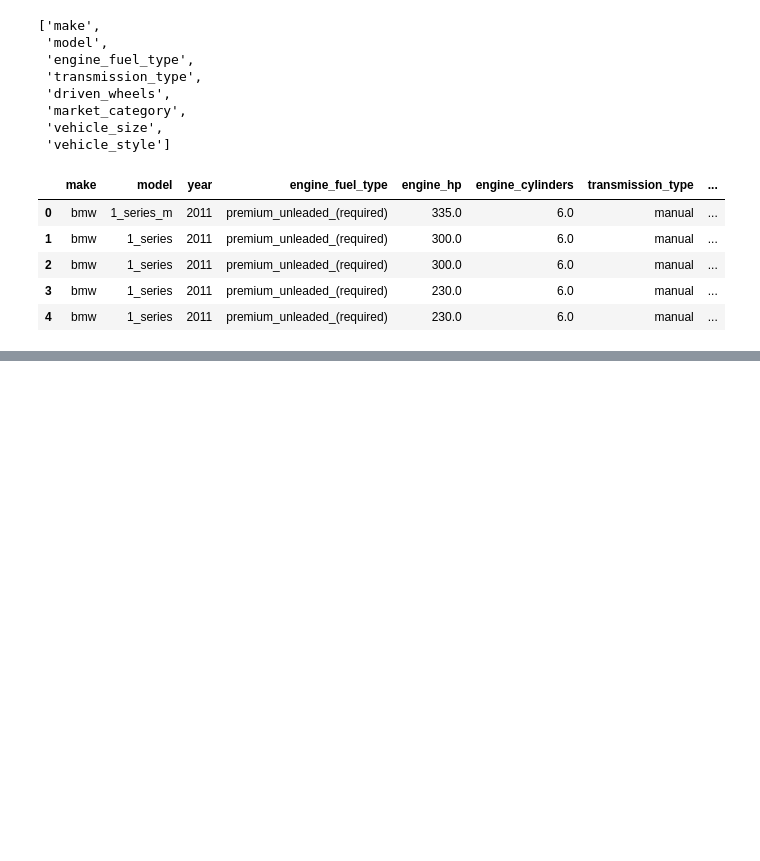
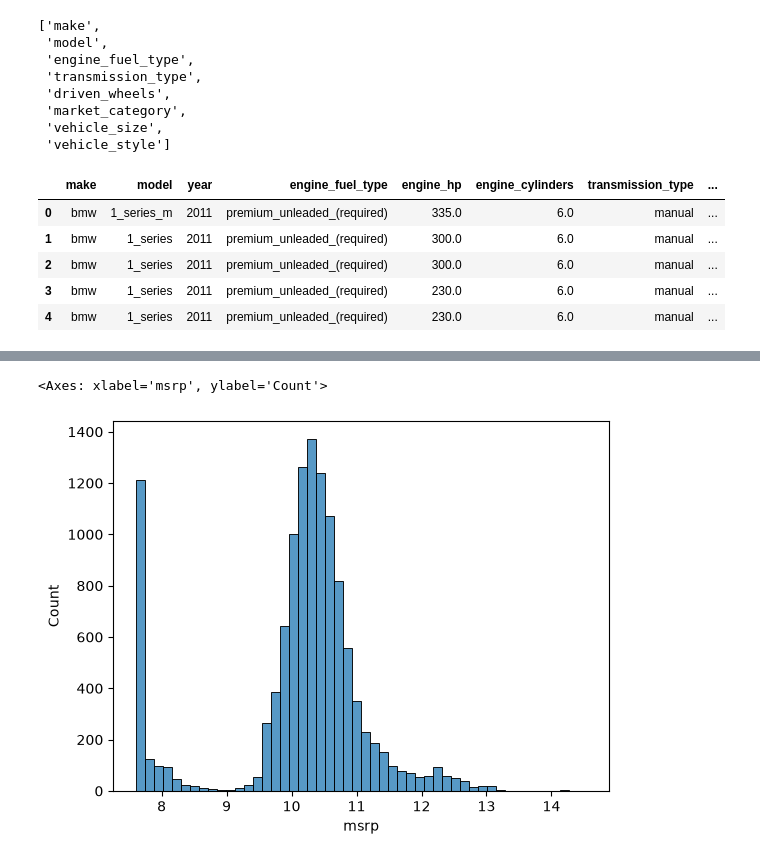
Before and after one commit to lylaroach/machine-learning-zoomcamp-homework, a Jupyter notebook: 02-regression/practice2.ipynb, the cells around one changed output, grey strips where cells are left out. Cells and saved outputs as stored; diff of their text form; code cells hidden in the pictures; blank space fills up the shorter version.

```diff
--- a/02-regression/practice2.ipynb
+++ b/02-regression/practice2.ipynb
@@ -76,0 +152,5 @@ df.head()      # clean!
+# %%
+sns.histplot(price_logs, bins=50)
+# %% [output]
+<Axes: xlabel='msrp', ylabel='Count'>
+[figure, added]
```
Also changed, not shown: parts of 10 cells of this notebook, 1 other file.
